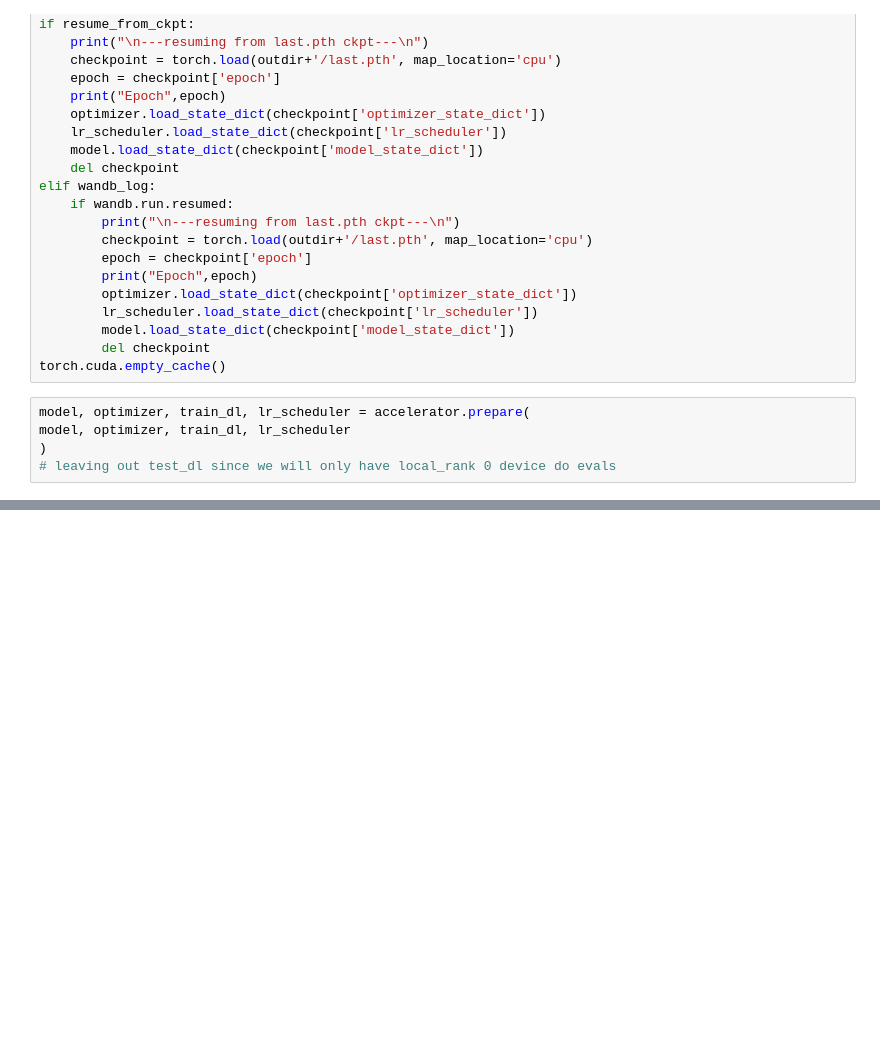
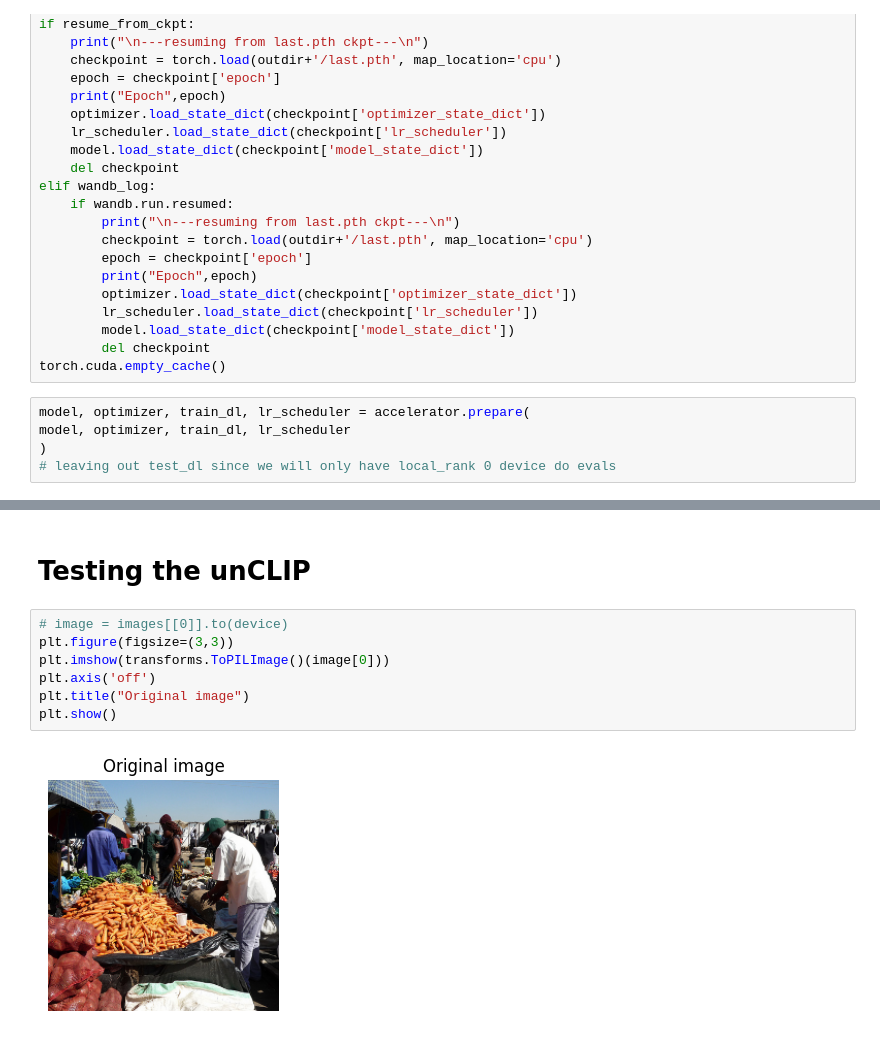
Before and after one commit to MedARC-AI/MindEyeV2, a Jupyter notebook: src/Train.ipynb, the cells around one changed output, grey strips where cells are left out. Cells and saved outputs as stored; diff of their text form; blank space fills up the shorter version.

```diff
--- a/src/Train.ipynb
+++ b/src/Train.ipynb
@@ -937,0 +1119,11 @@ plt.show()
+# %% [markdown]
+# Testing the unCLIP
+# %%
+# image = images[[0]].to(device)
+plt.figure(figsize=(3,3))
+plt.imshow(transforms.ToPILImage()(image[0]))
+plt.axis('off')
+plt.title("Original image")
+plt.show()
+# %% [output]
+[figure, added]
```
Also changed, not shown: parts of 17 cells of this notebook, 3 other files.
